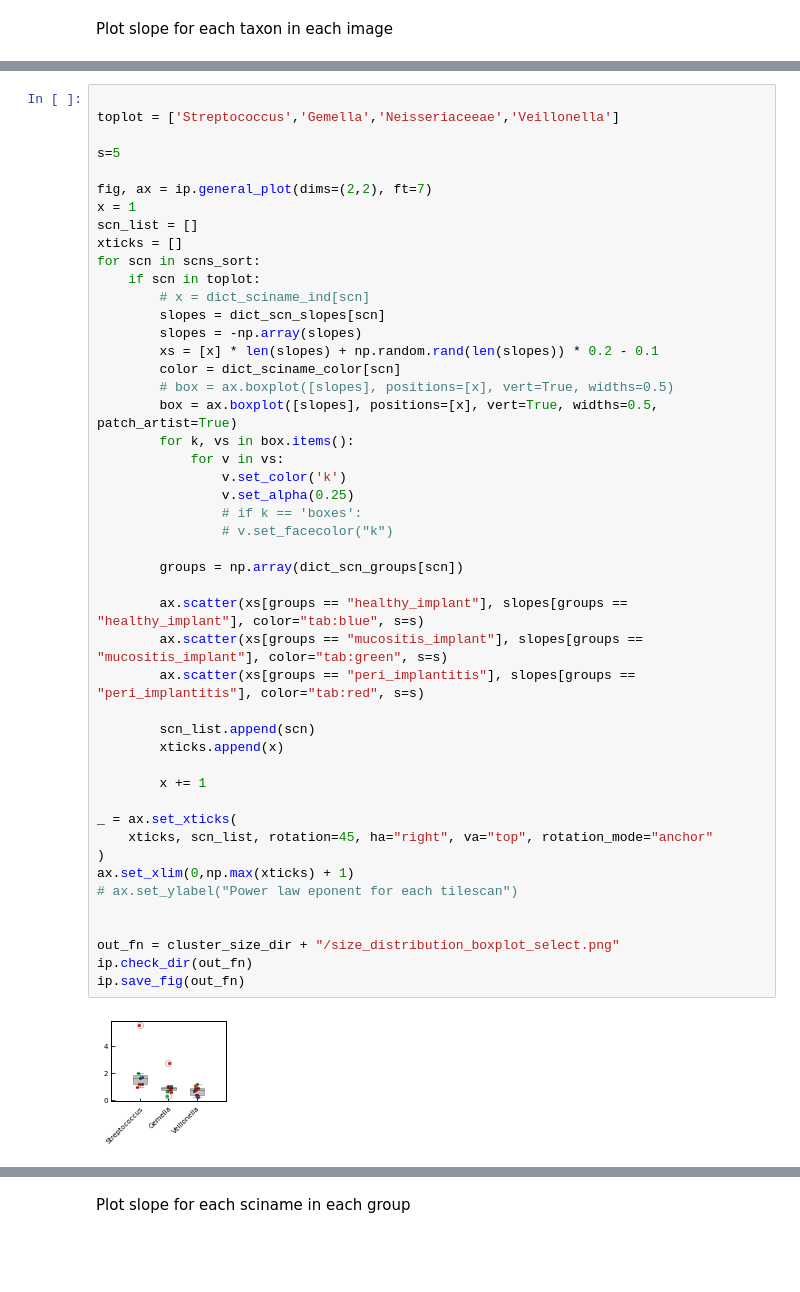
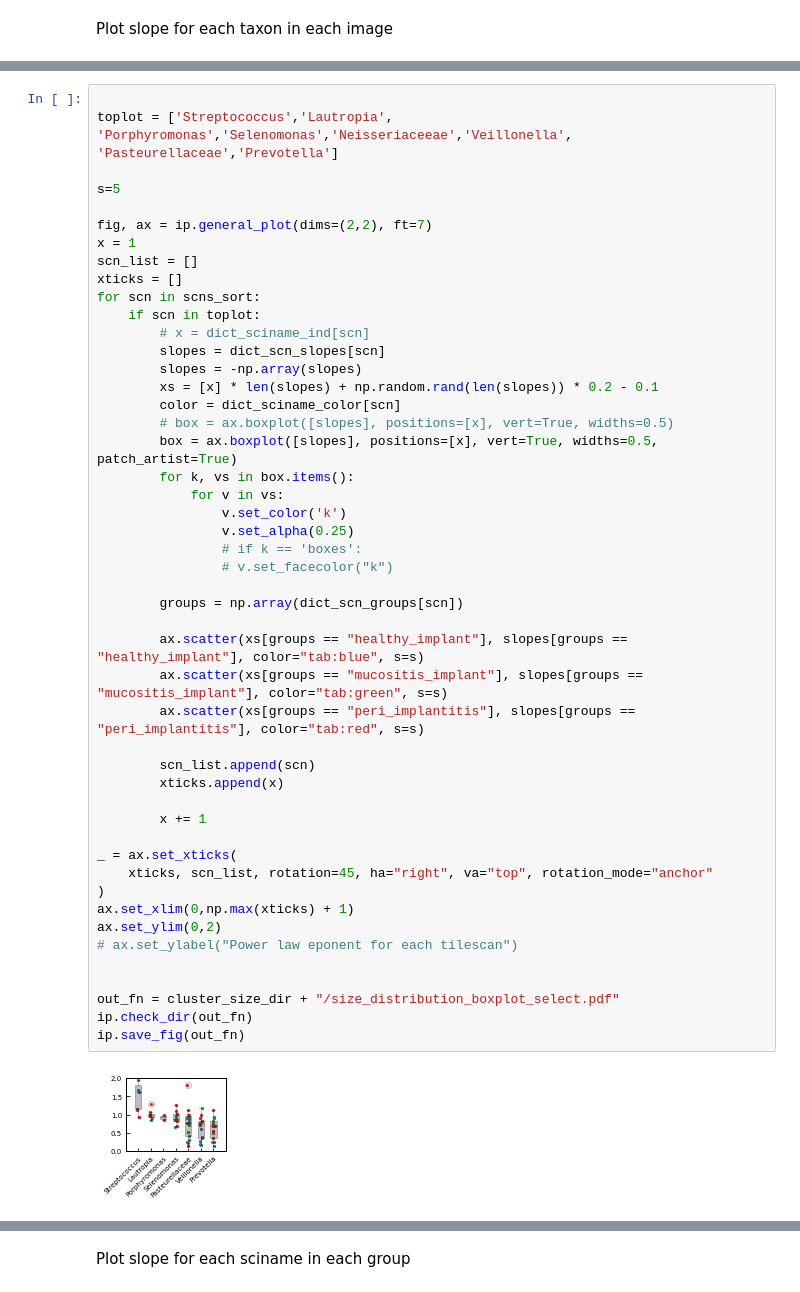
Before and after one commit to benjamingrodner/peri_implantitis_HiPRFISH_analysis, a Jupyter notebook: nb_spatial_stats.ipynb, the cells around one changed output, grey strips where cells are left out. Saved outputs shown, nothing was run; the diff lists cells and outputs as text; blank space fills up the shorter version.

```diff
--- a/nb_spatial_stats.ipynb
+++ b/nb_spatial_stats.ipynb
@@ -1563,6 +1563,6 @@ Text(0, 0.5, 'Power law eponent for each tilescan')
 # %%
 
-toplot = ['Streptococcus','Gemella','Neisseriaceeae','Veillonella']
+toplot = ['Streptococcus','Lautropia', 'Porphyromonas','Selenomonas','Neisseriaceeae','Veillonella', 'Pasteurellaceae','Prevotella']
 
 s=5
 
@@ -1580,32 +1580,33 @@ for scn in scns_sort:
         # box = ax.boxplot([slopes], positions=[x], vert=True, widths=0.5)
         box = ax.boxplot([slopes], positions=[x], vert=True, widths=0.5, patch_artist=True)
         for k, vs in box.items():
             for v in vs:
                 v.set_color('k')
                 v.set_alpha(0.25)
                 # if k == 'boxes':
                 # v.set_facecolor("k")
 
         groups = np.array(dict_scn_groups[scn])
 
         ax.scatter(xs[groups == "healthy_implant"], slopes[groups == "healthy_implant"], color="tab:blue", s=s)
         ax.scatter(xs[groups == "mucositis_implant"], slopes[groups == "mucositis_implant"], color="tab:green", s=s)
         ax.scatter(xs[groups == "peri_implantitis"], slopes[groups == "peri_implantitis"], color="tab:red", s=s)
 
         scn_list.append(scn)
         xticks.append(x)
 
         x += 1
 
 _ = ax.set_xticks(
     xticks, scn_list, rotation=45, ha="right", va="top", rotation_mode="anchor"
 )
 ax.set_xlim(0,np.max(xticks) + 1)
+ax.set_ylim(0,2)
 # ax.set_ylabel("Power law eponent for each tilescan")
 
 
-out_fn = cluster_size_dir + "/size_distribution_boxplot_select.png"
+out_fn = cluster_size_dir + "/size_distribution_boxplot_select.pdf"
 ip.check_dir(out_fn)
 ip.save_fig(out_fn)
 # %% [output]
-[figure, old version]
+[figure, new version]
```
Also changed, not shown: parts of 48 cells of this notebook, 6 other files.
